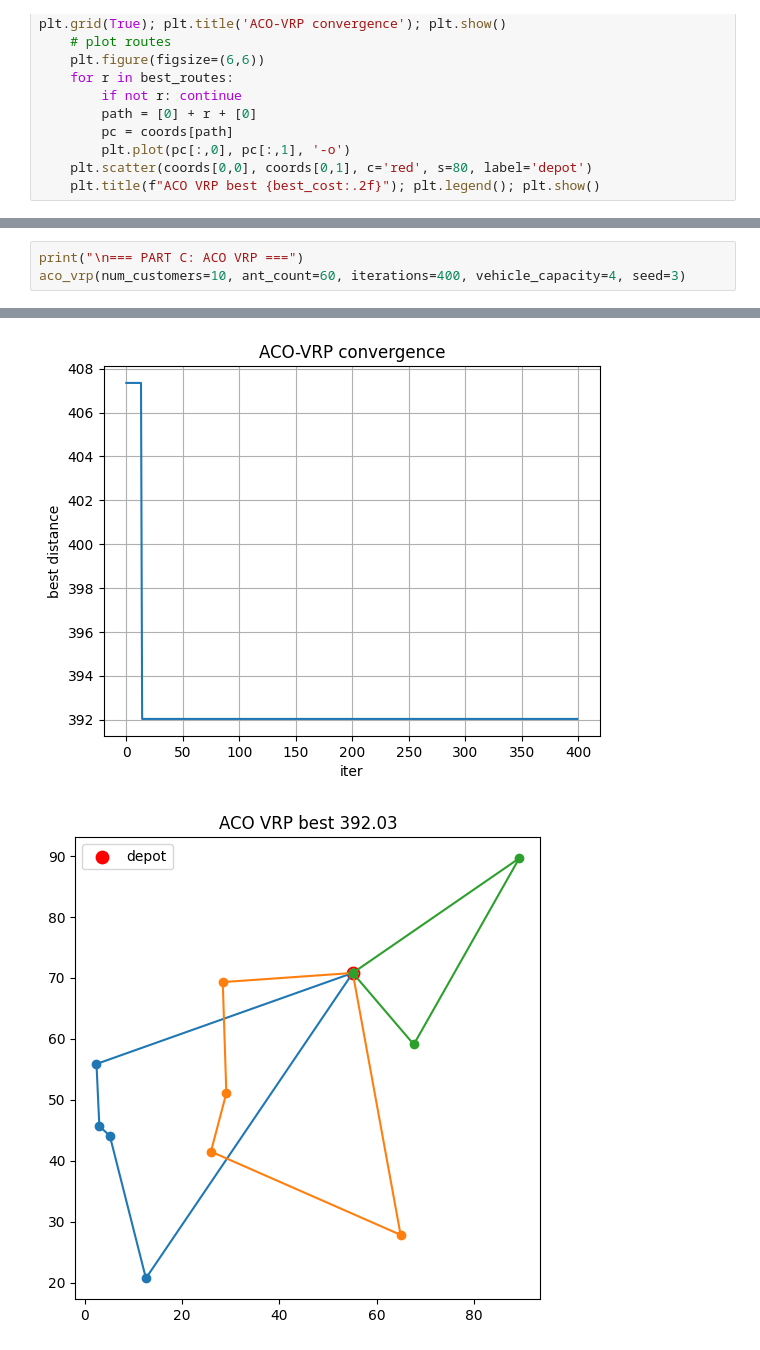
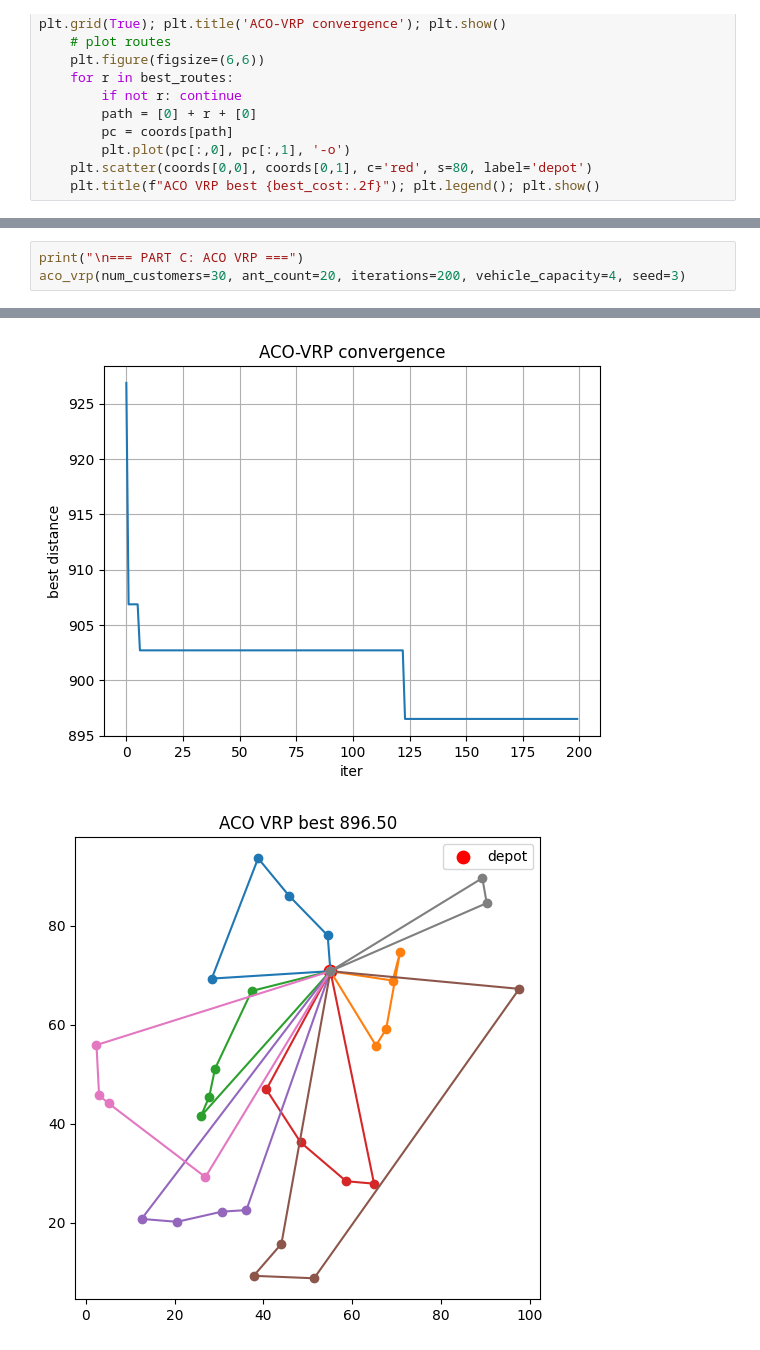
Before and after one commit to sanjaykn8/ML_codes, a Jupyter notebook: nature/code.ipynb, the cells around one changed output, grey strips where cells are left out. Drawn from its saved outputs; the diff is of its cells as text.

```diff
--- a/nature/code.ipynb
+++ b/nature/code.ipynb
@@ -277,5 +279,5 @@ PSO best length: 272.65075344579145 tour: [8, 5, 1, 2, 3, 7, 6, 4, 0, 9]
 # %%
 print("\n=== PART C: ACO VRP ===")
-aco_vrp(num_customers=10, ant_count=60, iterations=400, vehicle_capacity=4, seed=3)
+aco_vrp(num_customers=30, ant_count=20, iterations=200, vehicle_capacity=4, seed=3)
 # %% [output]
 === PART C: ACO VRP ===
@@ -294,2 +297,2 @@ Vehicle 3: 0 -> 7 -> 2 -> 0
-[figure, old version]
+[figure, new version]
-[figure, old version]
+[figure, new version]
```
Also changed, not shown: parts of 4 cells of this notebook.
